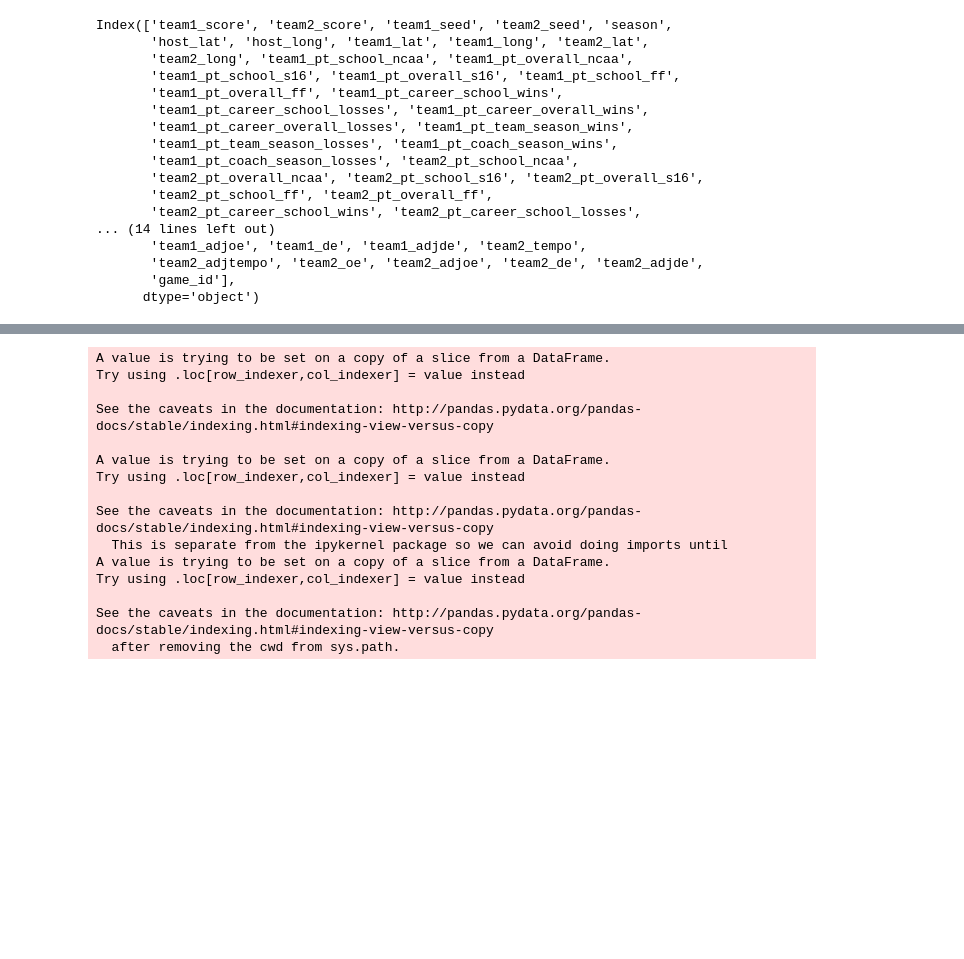
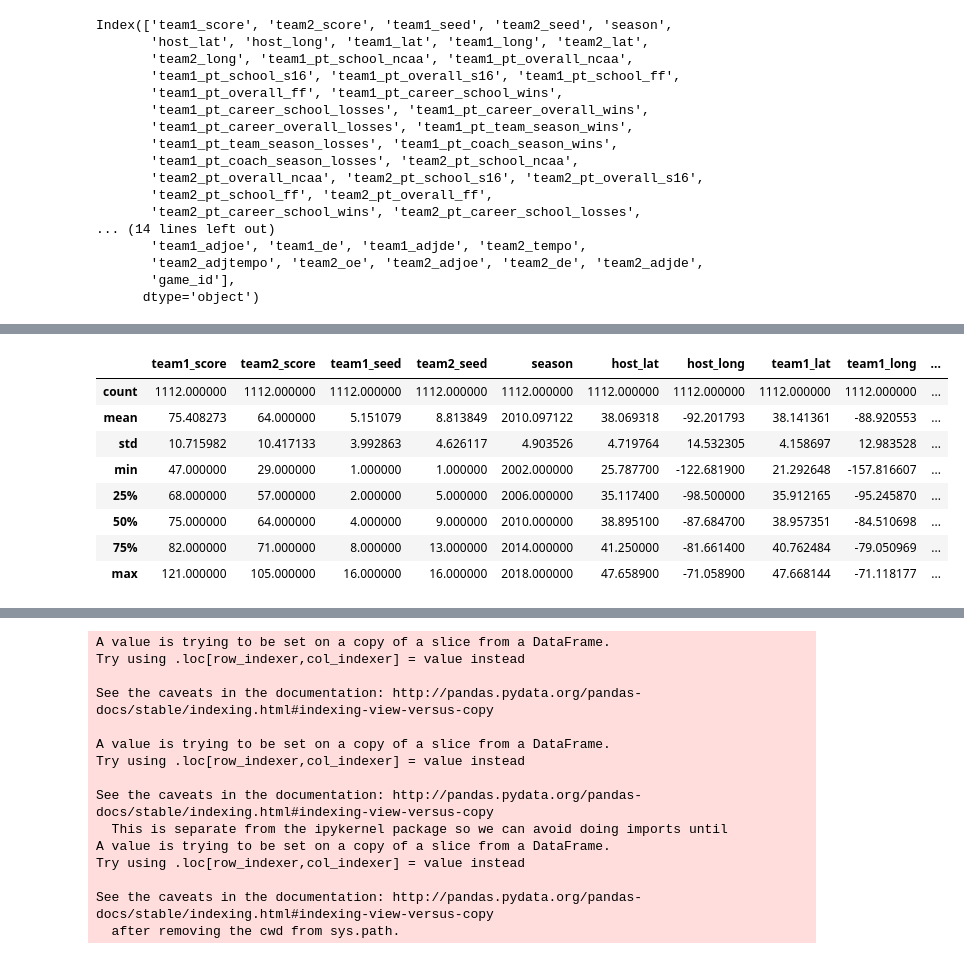
Before and after one commit to katiecao1/march-madness-bracket-prediction, a Jupyter notebook: Code.ipynb, the cells around one changed output, grey strips where cells are left out. Drawn from its saved outputs; the diff is of its cells as text; code cells hidden in the pictures; blank space fills up the shorter version.

```diff
--- a/Code.ipynb
+++ b/Code.ipynb
@@ -56,17 +84,6 @@ Index(['team1_score', 'team2_score', 'team1_seed', 'team2_seed', 'season',
        'team2_adjtempo', 'team2_oe', 'team2_adjoe', 'team2_de', 'team2_adjde',
        'game_id'],
       dtype='object')
-# %%
-##replace all NaN ap ranking with 45 'team1_ap_final',
-## 'team1_ap_preseason', 'team1_coaches_before_final',
-##       'team1_coaches_preseason', 'team2_ap_final', 'team2_ap_preseason',
-##       'team2_coaches_before_final', 'team2_coaches_preseason'
-ncaa_tour['team1_ap_final'].fillna(45.0,inplace =True)
-ncaa_tour['team1_ap_preseason'].fillna(45.0,inplace =True)
-ncaa_tour['team1_coaches_before_final'].fillna(45.0,inplace =True)
-ncaa_tour['team1_coaches_preseason'].fillna(45.0,inplace =True)
-
-ncaa_tour['team2_ap_final'].fillna(45.0,inplace =True)
-ncaa_tour['team2_ap_preseason'].fillna(45.0,inplace =True)
-ncaa_tour['team2_coaches_before_final'].fillna(45.0,inplace =True)
-ncaa_tour['team2_coaches_preseason'].fillna(45.0,inplace =True)
+# %%
+pd.set_option('display.max_columns', None) #Show all the columns and their values
+ncaa_tour.head()
@@ -72,0 +97,12 @@ ncaa_tour['team2_coaches_preseason'].fillna(45.0,inplace =True)
+# %%
+ncaa_tour.describe()
+# %% [output]
+|  | team1_score | team2_score | team1_seed | team2_seed | season | host_lat | host_long | team1_lat | team1_long | ... |
+| count | 1112.000000 | 1112.000000 | 1112.000000 | 1112.000000 | 1112.000000 | 1112.000000 | 1112.000000 | 1112.000000 | 1112.000000 | ... |
+| mean | 75.408273 | 64.000000 | 5.151079 | 8.813849 | 2010.097122 | 38.069318 | -92.201793 | 38.141361 | -88.920553 | ... |
+| std | 10.715982 | 10.417133 | 3.992863 | 4.626117 | 4.903526 | 4.719764 | 14.532305 | 4.158697 | 12.983528 | ... |
+| min | 47.000000 | 29.000000 | 1.000000 | 1.000000 | 2002.000000 | 25.787700 | -122.681900 | 21.292648 | -157.816607 | ... |
+| 25% | 68.000000 | 57.000000 | 2.000000 | 5.000000 | 2006.000000 | 35.117400 | -98.500000 | 35.912165 | -95.245870 | ... |
+| 50% | 75.000000 | 64.000000 | 4.000000 | 9.000000 | 2010.000000 | 38.895100 | -87.684700 | 38.957351 | -84.510698 | ... |
+| 75% | 82.000000 | 71.000000 | 8.000000 | 13.000000 | 2014.000000 | 41.250000 | -81.661400 | 40.762484 | -79.050969 | ... |
+| max | 121.000000 | 105.000000 | 16.000000 | 16.000000 | 2018.000000 | 47.658900 | -71.058900 | 47.668144 | -71.118177 | ... |
```
Also changed, not shown: parts of 74 cells of this notebook.
